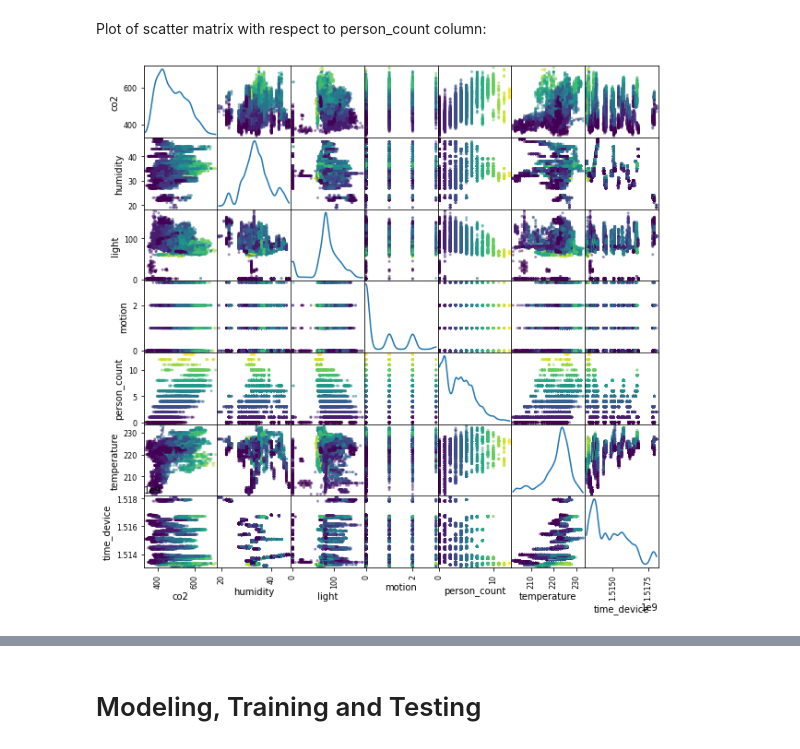
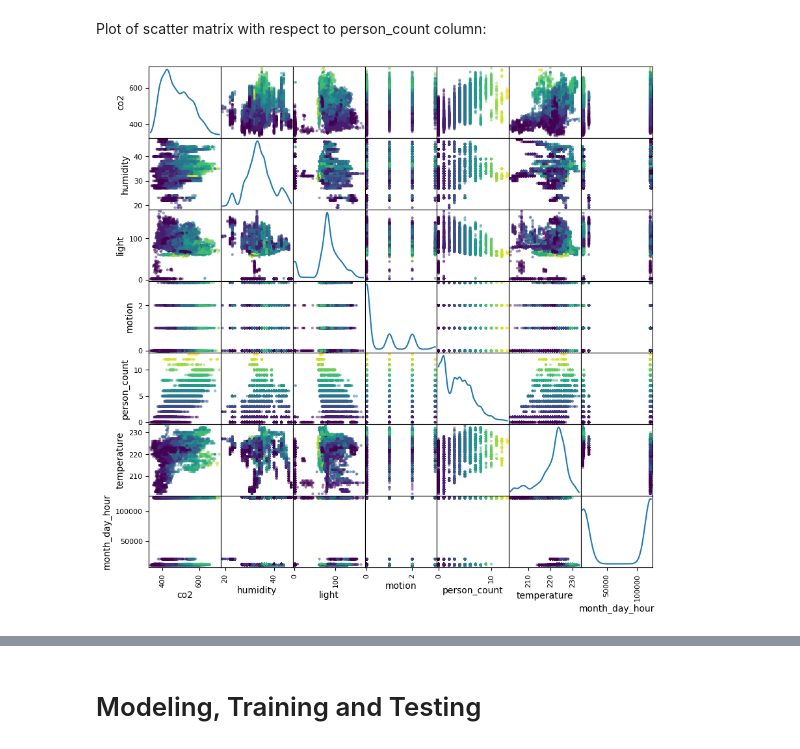
Before and after one commit to ChaosNik/Predicting-the-number-of-people-in-a-room, a Jupyter notebook: Practical part/Procjena broja osoba u prostoriji.ipynb, the cells around one changed output, grey strips where cells are left out. Cells and saved outputs as stored; diff of their text form; code cells hidden in the pictures.

```diff
--- a/Practical part/Procjena broja osoba u prostoriji.ipynb
+++ b/Practical part/Procjena broja osoba u prostoriji.ipynb
@@ -114,10 +115,10 @@ I need to change format of time_device column so it is more suitable for ML:
 # %%
-def convert_date(date_time):
-    date = date_time.split("T")[0]
-    time = date_time.split("T")[1].split("Z")[0][:8]
-    return datetime.strptime(date + " " + time, '%Y-%m-%d %H:%M:%S').timestamp()
-time_column = cleanedData['time_device'].apply(convert_date)
+def convert_month_day_hour(date_time):
+    hour = date_time.split("T")[1].split("Z")[0][:8][:2]
+    month_day = date_time.split("T")[0][5:]
+    return int(month_day.replace("-", "") + hour)
+month_day_hour = cleanedData['time_device'].apply(convert_month_day_hour)
 timedData = cleanedData.drop(['time_device'], axis = 1)
-timedData = timedData.join(time_column)
+timedData['month_day_hour'] = month_day_hour
 # %%
 data = timedData
@@ -148,7 +149,7 @@ data.head()
 # %% [markdown]
 Plot of scatter matrix with respect to person_count column:
 # %%
-pd.plotting.scatter_matrix(data, c=data['person_count'], figsize=[10, 10], diagonal = 'kde')
+pd.plotting.scatter_matrix(timedData, c=timedData['person_count'], figsize=[10, 10], diagonal = 'kde')
 plt.show()
 # %% [output]
-[figure, old version]
+[figure, new version]
```
Also changed, not shown: parts of 18 cells of this notebook, 2 other files.
